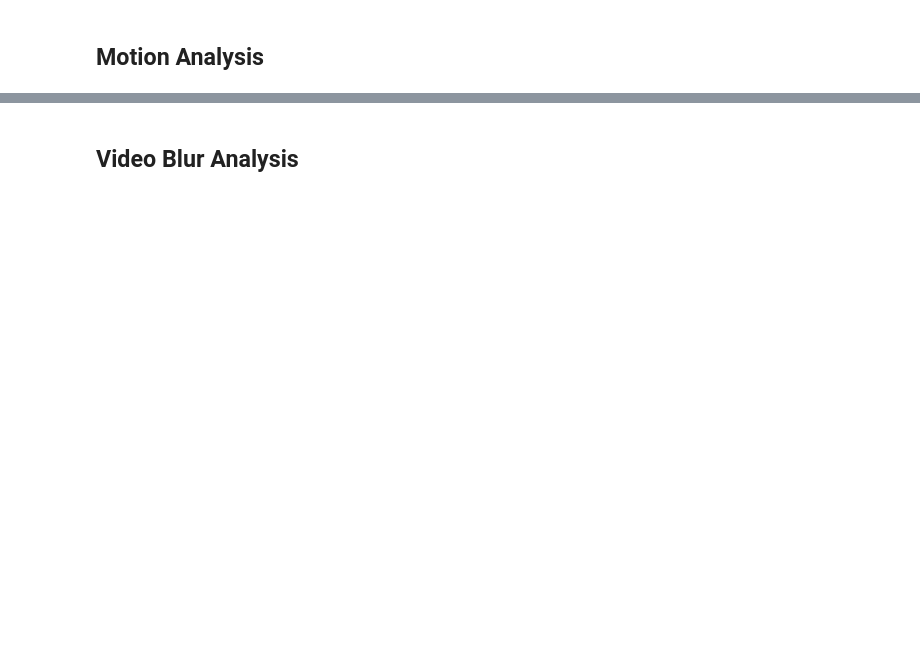
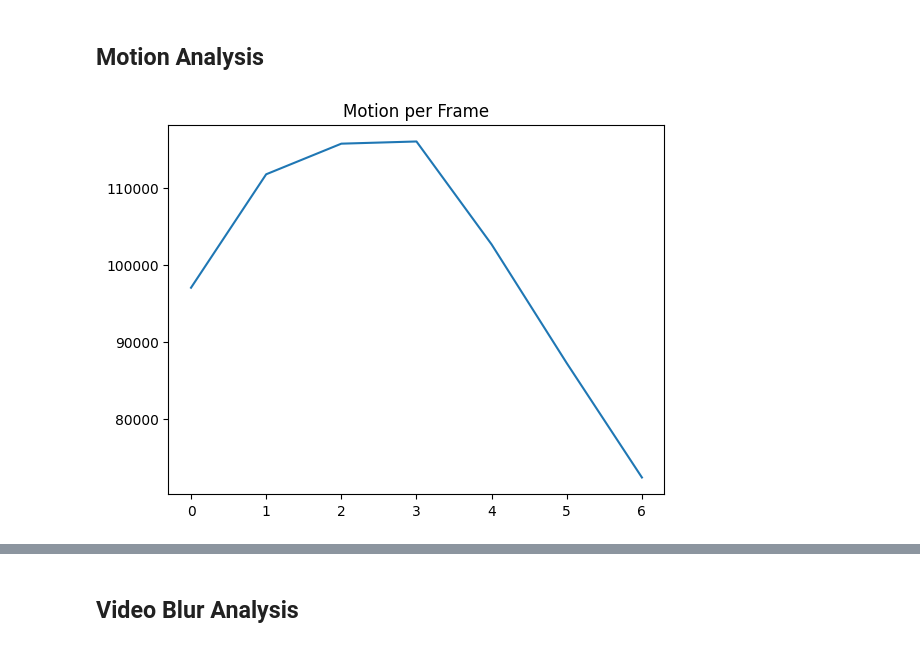
Before and after one commit to TottAditS/SignComparisonCNN, a Jupyter notebook: utlis/EDA.ipynb, the cells around one changed output, grey strips where cells are left out. Drawn from its saved outputs; the diff is of its cells as text; code cells hidden in the pictures; blank space fills up the shorter version.

```diff
--- a/utlis/EDA.ipynb
+++ b/utlis/EDA.ipynb
@@ -88,25 +100,29 @@ def motion_score(frame1, frame2):
 # %%
-import matplotlib.pyplot as plt
+def motion_score(frame1, frame2):
+    diff = cv2.absdiff(frame1, frame2)
+    gray = cv2.cvtColor(diff, cv2.COLOR_BGR2GRAY)
+    return gray.sum()
+
+sample_label = os.listdir(train_dir)[0]
+sample_video = os.listdir(os.path.join(train_dir, sample_label))[0]
+
+video_path = os.path.join(train_dir, sample_label, sample_video)
+
+images = sorted(os.listdir(video_path))
+
+frames = []
+for img in images:
+    frame = cv2.imread(os.path.join(video_path, img))
+    if frame is not None:
+        frames.append(frame)
 
 scores = []
-
-# ambil 1 video sample
-video_path = ...
-
-cap = cv2.VideoCapture(video_path)
-ret, prev = cap.read()
-
-while True:
-    ret, curr = cap.read()
-    if not ret:
-        break
-
-    score = motion_score(prev, curr)
+for i in range(len(frames)-1):
+    score = motion_score(frames[i], frames[i+1])
     scores.append(score)
-    prev = curr
-
-cap.release()
 
 plt.plot(scores)
 plt.title("Motion per Frame")
 plt.show()
+# %% [output]
+[figure, added]
```
Also changed, not shown: parts of 10 cells of this notebook, 2 other files.
